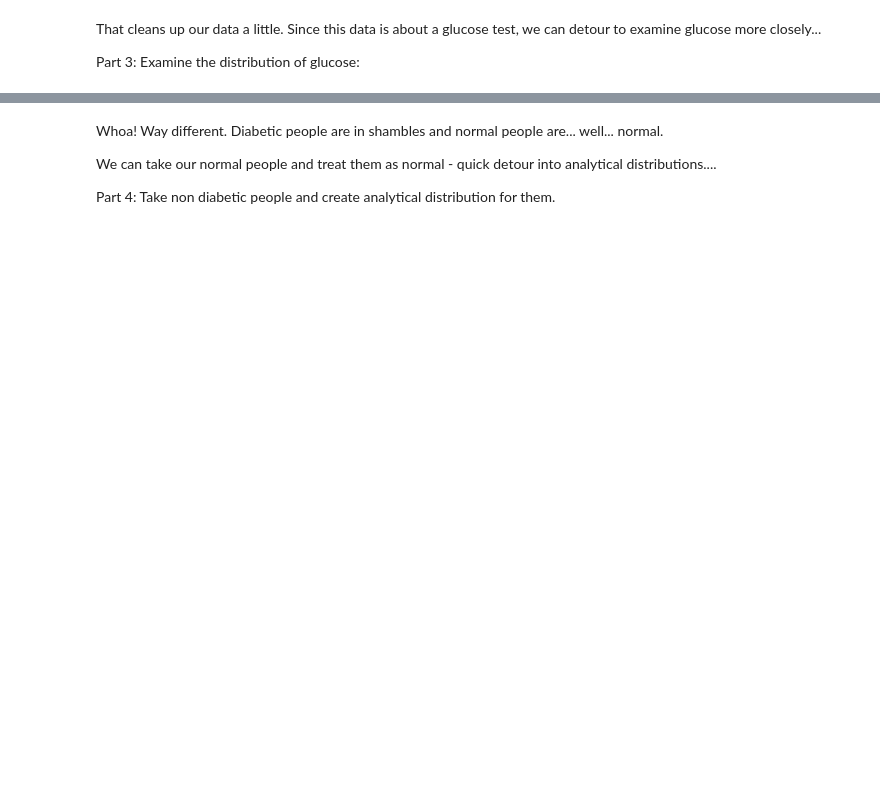
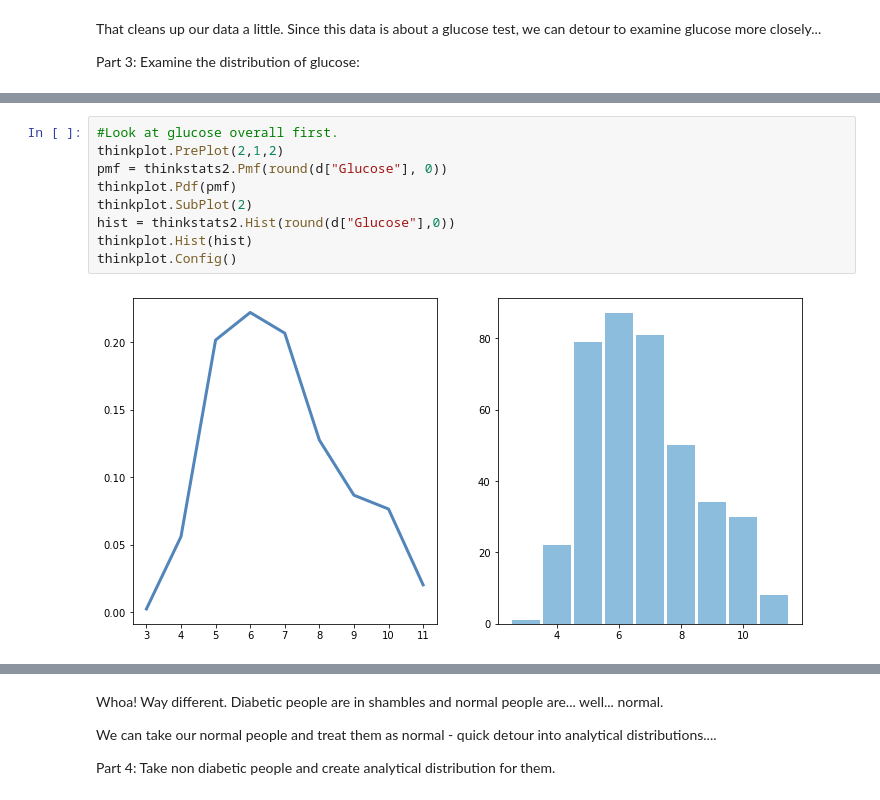
Before and after one commit to allyryry/BasicClassExamples, a Jupyter notebook: 009_Relationships_Scatter.ipynb, the cells around one changed output, grey strips where cells are left out. Drawn from its saved outputs; the diff is of its cells as text; blank space fills up the shorter version.

```diff
--- a/009_Relationships_Scatter.ipynb
+++ b/009_Relationships_Scatter.ipynb
@@ -220,3 +230,14 @@ Part 3: Examine the distribution of glucose:
+# %%
+#Look at glucose overall first.
+thinkplot.PrePlot(2,1,2)
+pmf = thinkstats2.Pmf(round(d["Glucose"], 0))
+thinkplot.Pdf(pmf)
+thinkplot.SubPlot(2)
+hist = thinkstats2.Hist(round(d["Glucose"],0))
+thinkplot.Hist(hist)
+thinkplot.Config()
+# %% [output]
+[figure, added]
 # %%
 #Split by if you're diabetic or not. and look at glucose distribution for each group
 
```
Also changed, not shown: parts of 11 cells of this notebook, 3 other files.
